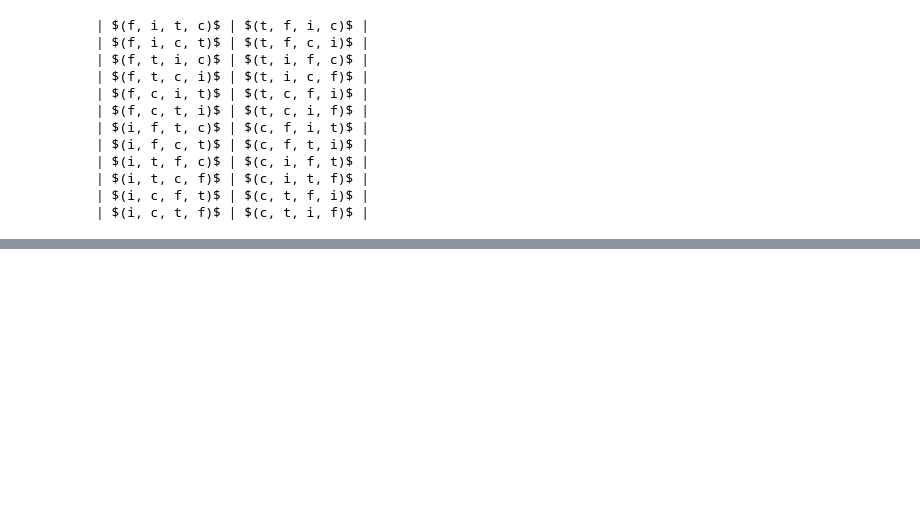
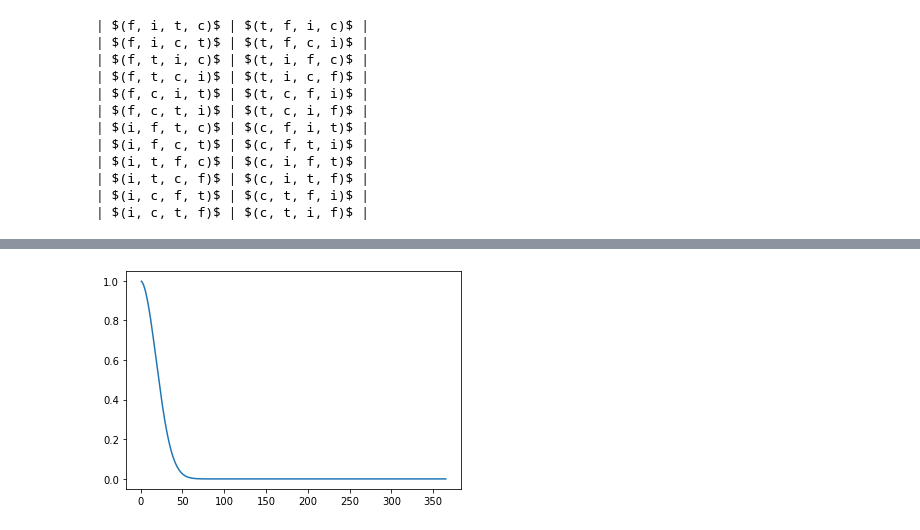
Before and after one commit to dariomalchiodi/sds, a Jupyter notebook: sds/notebooks.ipynb, the cells around one changed output, grey strips where cells are left out. Saved outputs shown, nothing was run; the diff lists cells and outputs as text; code cells hidden in the pictures; blank space fills up the shorter version.

```diff
--- a/sds/notebooks.ipynb
+++ b/sds/notebooks.ipynb
@@ -251,0 +283,6 @@ print('\n'.join(['| ' + a + ' | ' + b + ' |'
+# %%
+%time
+
+p3 = [(a - 1)/ a]
+for i in range(2, a+1):
+    p3 += [p3[-1] * (a - i)/a]
@@ -251,0 +292,5 @@ print('\n'.join(['| ' + a + ' | ' + b + ' |'
+# %%
+plt.plot(list(x), p3)
+plt.show()
+# %% [output]
+[figure, added]
```
Also changed, not shown: parts of 9 cells of this notebook, 12 other files.
